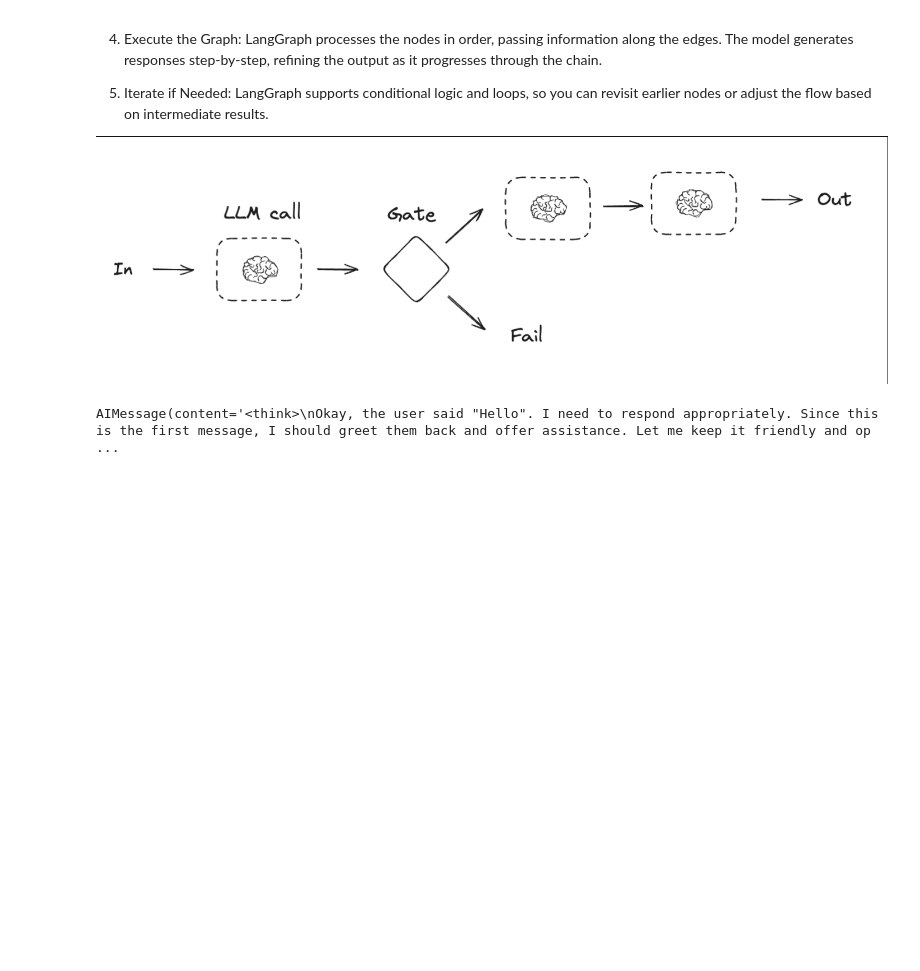
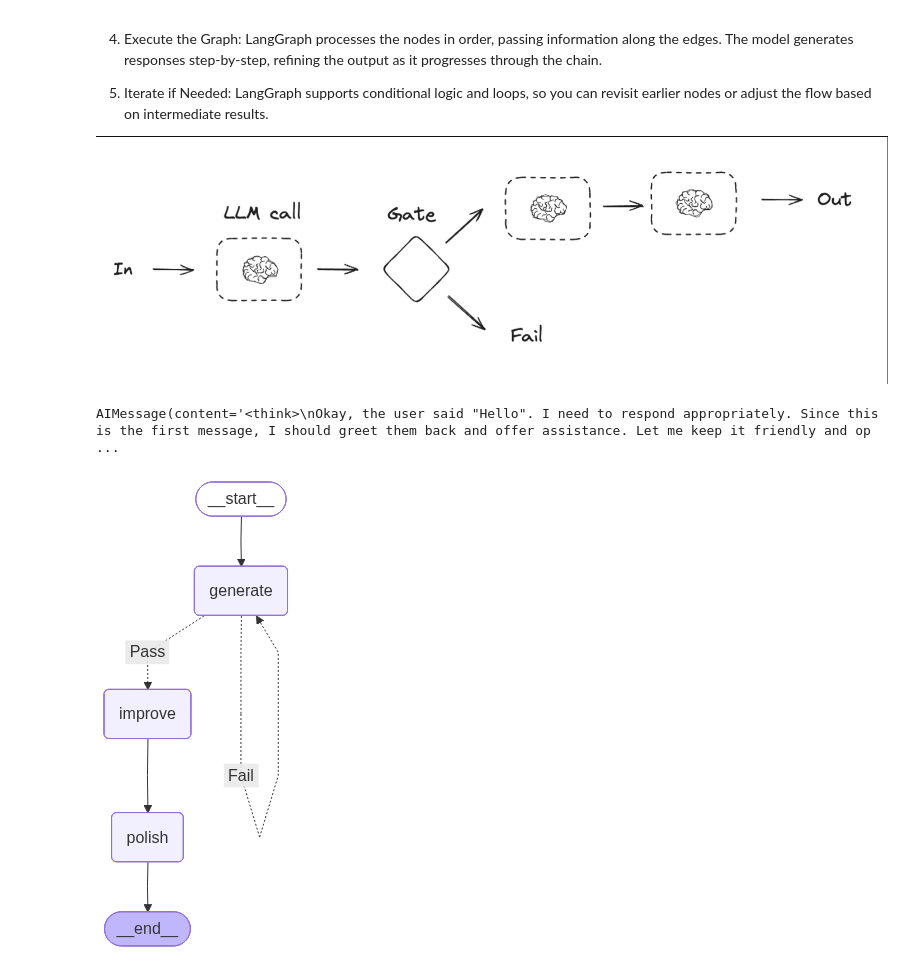
Before and after one commit to Yuval-Varke/LangGraph_Basics, a Jupyter notebook: Workflows/1-prompt_chaining.ipynb, the cells around one changed output. Saved outputs shown, nothing was run; the diff lists cells and outputs as text; code cells hidden in the pictures; blank space fills up the shorter version.

Commit message:
Build graph and compiled the graph

```diff
--- a/Workflows/1-prompt_chaining.ipynb
+++ b/Workflows/1-prompt_chaining.ipynb
@@ -62,3 +62,24 @@ def improved_story(state:State):
 def polish_story(state:State):
     msg=llm.invoke(f"Add an unexpected twist to this story premise: {state['improved_story']}")
     return {"final_story":msg.content}
+# %%
+#Build the graph
+graph=StateGraph(State)
+graph.add_node("generate",generate_story)
+graph.add_node("improve", improved_story)
+graph.add_node("polish", polish_story)
+
+## Define the edges
+graph.add_edge(START,"generate")
+graph.add_conditional_edges("generate",check_conflict,{"Pass":"improve","Fail":"generate"})
+graph.add_edge("improve","polish")
+graph.add_edge("polish",END)
+
+# Compile the graph
+compiled_graph = graph.compile()
+
+# Visualize
+graph_image = compiled_graph.get_graph().draw_mermaid_png()
+display(Image(graph_image))
+# %% [output]
+[figure, added]
```
